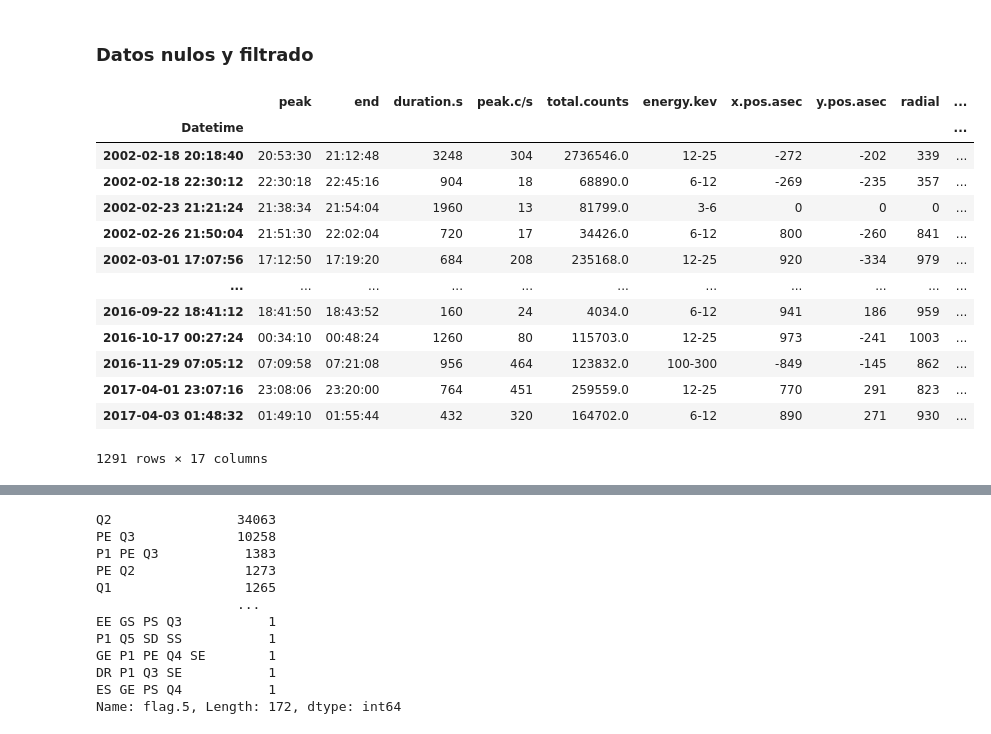
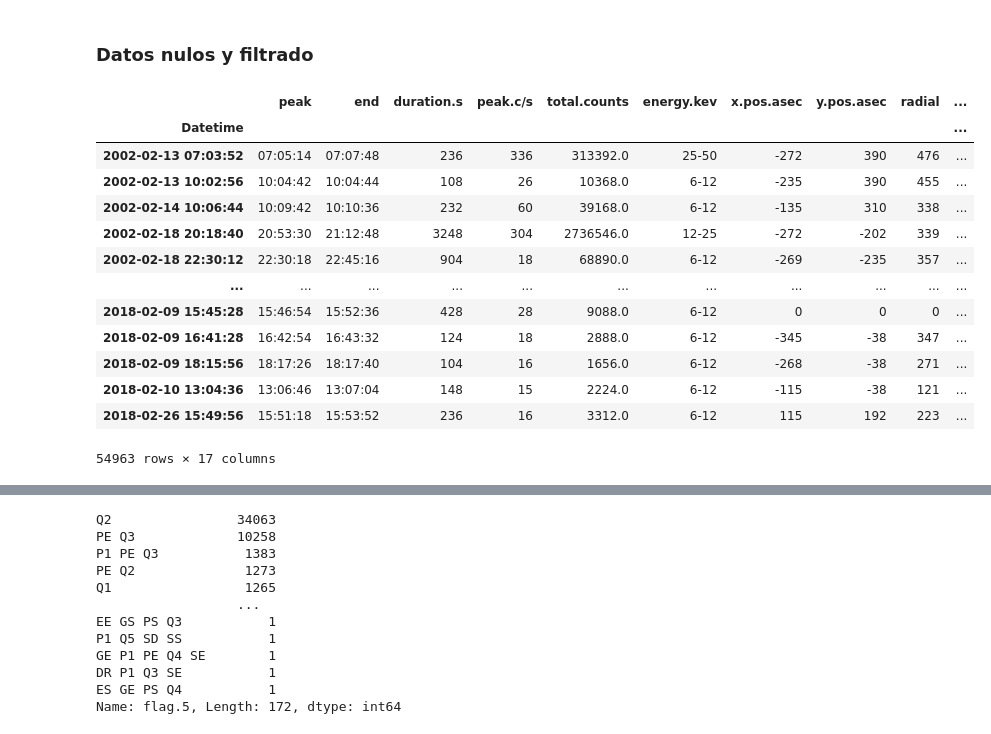
Before and after one commit to Exploratory-Data-Analiysis/Exam_1, a Jupyter notebook: ParcialFC.ipynb, the cells around one changed output, grey strips where cells are left out. Drawn from its saved outputs; the diff is of its cells as text; code cells hidden in the pictures.

```diff
--- a/ParcialFC.ipynb
+++ b/ParcialFC.ipynb
@@ -65,42 +65,44 @@ df.head()
 # nan_df = df[df.isna().any(axis=1)] # Almacena DataFrame en donde encuentra datos nulos NaN
 # print(nan_df.head())
 
 dffull = df.dropna(how='any')
 dffull # df sin datos nulos, la flag de calidad es Q1 y Q2
 
 ### Filtro
 
 # filtro = dffull['flag.4'] == 'Q1'
 # filtro2 = dffull['flag.5'] == 'Q1'
 # dfFiltro = dffull[filtro]
 # dfFiltro2 = dffull[filtro2]
 
 # dfn = pd.concat([dfFiltro,dfFiltro2], axis=1)
 
 # dfn = dfn.sort_index()
 
 ###
 
 dfn = pd.concat([dffull[dffull['flag.4'] == 'Q1']
                 ,dffull[dffull['flag.5'] == 'Q1']
                 ]).sort_index()
 
 dfn # Contiene los que poseen Q1 en flag.4 o flag.5
 
+dffull
+
 
 # Solo hay datos nulos en las flags
 # %% [output]
 |  | peak | end | duration.s | peak.c/s | total.counts | energy.kev | x.pos.asec | y.pos.asec | radial | ... |
 | Datetime |  |  |  |  |  |  |  |  |  | ... |
+| 2002-02-13 07:03:52 | 07:05:14 | 07:07:48 | 236 | 336 | 313392.0 | 25-50 | -272 | 390 | 476 | ... |
+| 2002-02-13 10:02:56 | 10:04:42 | 10:04:44 | 108 | 26 | 10368.0 | 6-12 | -235 | 390 | 455 | ... |
+| 2002-02-14 10:06:44 | 10:09:42 | 10:10:36 | 232 | 60 | 39168.0 | 6-12 | -135 | 310 | 338 | ... |
 | 2002-02-18 20:18:40 | 20:53:30 | 21:12:48 | 3248 | 304 | 2736546.0 | 12-25 | -272 | -202 | 339 | ... |
 | 2002-02-18 22:30:12 | 22:30:18 | 22:45:16 | 904 | 18 | 68890.0 | 6-12 | -269 | -235 | 357 | ... |
-| 2002-02-23 21:21:24 | 21:38:34 | 21:54:04 | 1960 | 13 | 81799.0 | 3-6 | 0 | 0 | 0 | ... |
-| 2002-02-26 21:50:04 | 21:51:30 | 22:02:04 | 720 | 17 | 34426.0 | 6-12 | 800 | -260 | 841 | ... |
-| 2002-03-01 17:07:56 | 17:12:50 | 17:19:20 | 684 | 208 | 235168.0 | 12-25 | 920 | -334 | 979 | ... |
 | ... | ... | ... | ... | ... | ... | ... | ... | ... | ... | ... |
-| 2016-09-22 18:41:12 | 18:41:50 | 18:43:52 | 160 | 24 | 4034.0 | 6-12 | 941 | 186 | 959 | ... |
-| 2016-10-17 00:27:24 | 00:34:10 | 00:48:24 | 1260 | 80 | 115703.0 | 12-25 | 973 | -241 | 1003 | ... |
-| 2016-11-29 07:05:12 | 07:09:58 | 07:21:08 | 956 | 464 | 123832.0 | 100-300 | -849 | -145 | 862 | ... |
-| 2017-04-01 23:07:16 | 23:08:06 | 23:20:00 | 764 | 451 | 259559.0 | 12-25 | 770 | 291 | 823 | ... |
-| 2017-04-03 01:48:32 | 01:49:10 | 01:55:44 | 432 | 320 | 164702.0 | 6-12 | 890 | 271 | 930 | ... |
+| 2018-02-09 15:45:28 | 15:46:54 | 15:52:36 | 428 | 28 | 9088.0 | 6-12 | 0 | 0 | 0 | ... |
+| 2018-02-09 16:41:28 | 16:42:54 | 16:43:32 | 124 | 18 | 2888.0 | 6-12 | -345 | -38 | 347 | ... |
+| 2018-02-09 18:15:56 | 18:17:26 | 18:17:40 | 104 | 16 | 1656.0 | 6-12 | -268 | -38 | 271 | ... |
+| 2018-02-10 13:04:36 | 13:06:46 | 13:07:04 | 148 | 15 | 2224.0 | 6-12 | -115 | -38 | 121 | ... |
+| 2018-02-26 15:49:56 | 15:51:18 | 15:53:52 | 236 | 16 | 3312.0 | 6-12 | 115 | 192 | 223 | ... |
-1291 rows × 17 columns
+54963 rows × 17 columns
```
Also changed, not shown: parts of 3 cells of this notebook.
